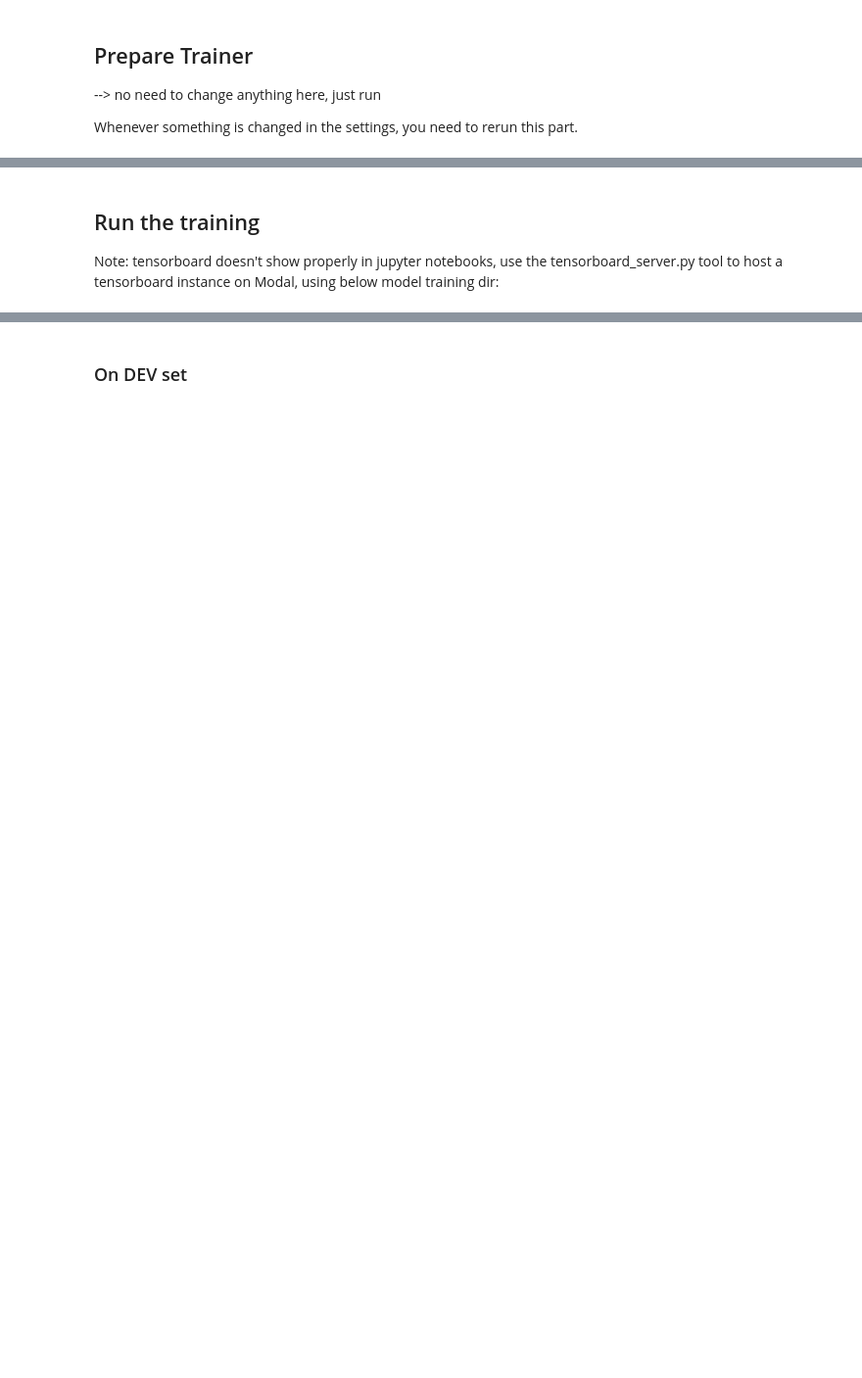
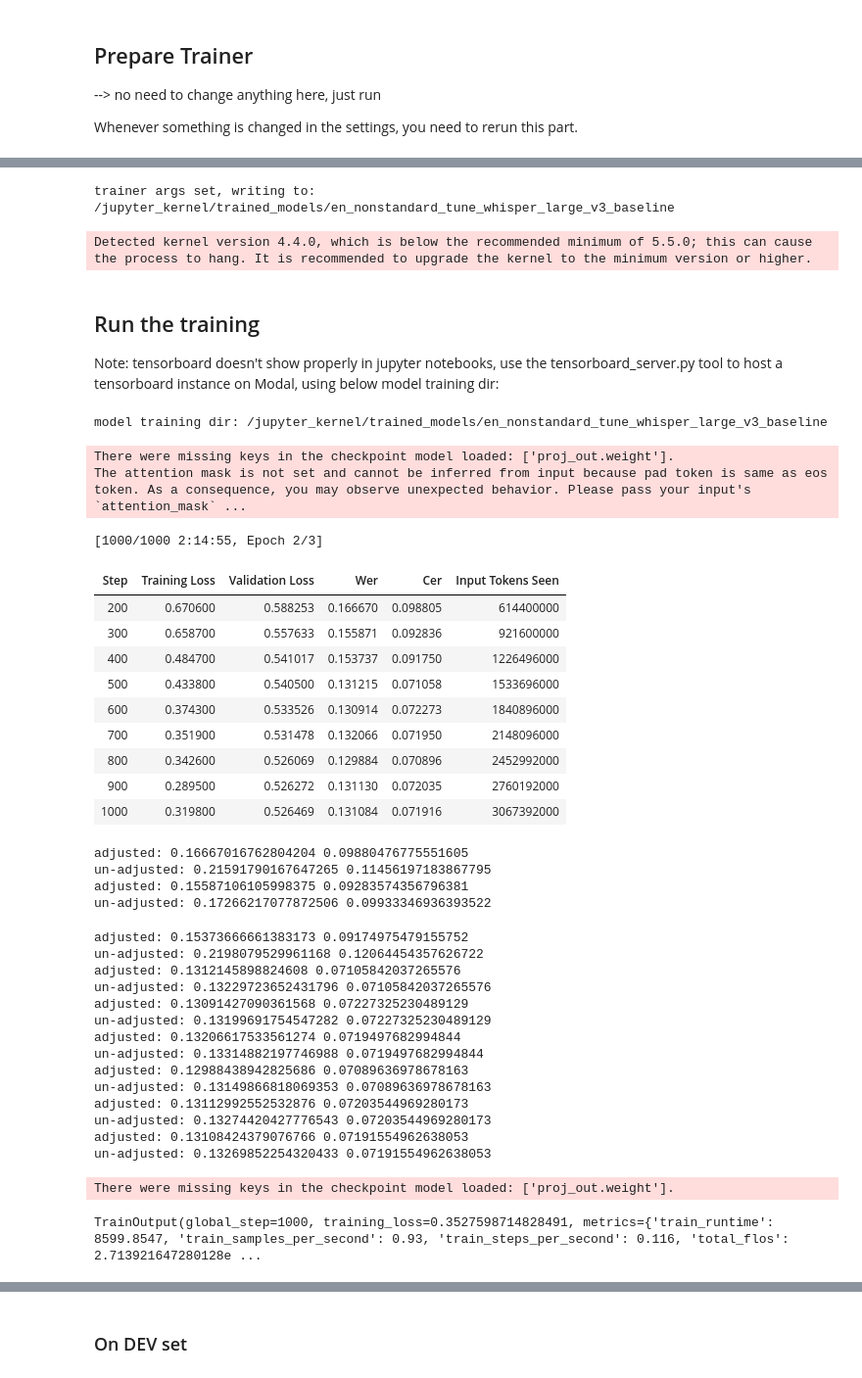
Before and after one commit to LexMainye/nbo_innovation_sprint, a Jupyter notebook: Finetuning/finetune_nonstandard_speech.ipynb, the cells around one changed output, grey strips where cells are left out. Shown: that part at 98% size. Drawn from its saved outputs; the diff is of its cells as text; code cells hidden in the pictures; blank space fills up the shorter version.

```diff
--- a/Finetuning/finetune_nonstandard_speech.ipynb
+++ b/Finetuning/finetune_nonstandard_speech.ipynb
@@ -20,7 +20,7 @@ BASE_DIR = os.path.join(LOCAL_STORAGE_DIR, 'trained_models')
 !mkdir -p {BASE_DIR}
 
 # directory for model training
-OUTPUT_DIR = os.path.join(BASE_DIR, 'en_nonstandard_tune_whisper_small_baseline')
+OUTPUT_DIR = os.path.join(BASE_DIR, 'en_nonstandard_tune_whisper_large_v3_baseline')
 #OUTPUT_DIR = os.path.join(BASE_DIR, 'sw_nonstandard_tune_whisper_large_V3_1')
 
 print(f"Will write model to: {OUTPUT_DIR}")
@@ -29,9 +32,9 @@ if os.path.exists(OUTPUT_DIR):
 # %% [markdown]
 ### Model and Dataset settings
 # %%
-WHISPER_MODEL_TYPE = "openai/whisper-tiny"
+# WHISPER_MODEL_TYPE = "openai/whisper-tiny"
 # WHISPER_MODEL_TYPE = "openai/whisper-small"
-# WHISPER_MODEL_TYPE = "openai/whisper-large-v3"
+WHISPER_MODEL_TYPE = "openai/whisper-large-v3"
 
 LANGUAGE = 'en'
 DATASET_NAME = "cdli/kenyan_english_nonstandard_speech_v0.9"
@@ -63,32 +68,32 @@ print('Base model will be loaded from:', BASE_MODEL_NAME)
 --> adjust as needed or keep defaults (these settings should be a good starting point)
 # %%
 
-LOGGING_STEPS = 5
+LOGGING_STEPS = 10
 # if save steps is 0, only last and best model will be written
-SAVE_STEPS = 50
+SAVE_STEPS = 100
 
 # training duration
 MAX_EPOCHS = 10
 MAX_STEPS = 1000  # for larger datasets, you will want to increase this
 
 # Learning Rate and LR Scheduler (LR_END and LR_DECAY_POWER only apply to polynomial)
-LEARNING_RATE = 1e-4 #@param
+LEARNING_RATE = 3e-5 #@param
 LR_SCHEDULER_TYPE = 'polynomial' # constant_with_warmup or polynomial
-LR_WARMUP_STEPS = 50
-LR_END = 1e-8
-LR_DECAY_POWER = 4
+LR_WARMUP_STEPS = 100
+LR_END = 1e-7
+LR_DECAY_POWER = 2
 # see: https://huggingface.co/docs/transformers/v4.46.2/en/main_classes/optimizer_schedules#transformers.SchedulerType
 # and here: https://www.kaggle.com/code/snnclsr/learning-rate-schedulers
 # constant --> 'constant_with_warmup'
 # polynomial --> 'get_polynomial_decay_schedule_with_warmup'
 
-BATCH_SIZE = 32
-EVAL_BATCH_SIZE = 16
+BATCH_SIZE = 8
+EVAL_BATCH_SIZE = 8
 
 #@markdown other settings relevant for evaluation
-MAX_GEN_LEN = 128 # increase if your data has long sequences!
+MAX_GEN_LEN = 224 # increase if your data has long sequences!
 EVAL_ON_START = True
-EVAL_STEPS = 50
+EVAL_STEPS = 100
 
 # for CPU, set both to false
 USE_FP16 = True
@@ -416,6 +455,8 @@ training_args = Seq2SeqTrainingArguments(
 )
 
 print('trainer args set, writing to:', OUTPUT_DIR)
+# %% [output]
+trainer args set, writing to: /jupyter_kernel/trained_models/en_nonstandard_tune_whisper_large_v3_baseline
 # %%
 data_collator = DataCollatorSpeechSeq2SeqWithPadding(
     processor=processor,
@@ -431,15 +472,53 @@ trainer = Seq2SeqTrainer(
     compute_metrics=compute_metrics,
     processing_class=processor
 )
+# %% [output]
+Detected kernel version 4.4.0, which is below the recommended minimum of 5.5.0; this can cause the process to hang. It is recommended to upgrade the kernel to the minimum version or higher.
 # %% [markdown]
 ## Run the training
 
 Note: tensorboard doesn't show properly in jupyter notebooks, use the tensorboard_server.py tool to host a tensorboard instance on Modal, using below model training dir:
 # %%
 print('model training dir:', OUTPUT_DIR)
+# %% [output]
+model training dir: /jupyter_kernel/trained_models/en_nonstandard_tune_whisper_large_v3_baseline
 # %%
 # train from scratch
-trainer.train()
+# trainer.train()
 
 # # alternatively, you can continue training if a previous job was interrupted
-# trainer.train(resume_from_checkpoint = True)
+trainer.train(resume_from_checkpoint = True)
+# %% [output]
+There were missing keys in the checkpoint model loaded: ['proj_out.weight'].
+The attention mask is not set and cannot be inferred from input because pad token is same as eos token. As a consequence, you may observe unexpected behavior. Please pass your input's `attention_mask` ...
+[1000/1000 2:14:55, Epoch 2/3]
+| Step | Training Loss | Validation Loss | Wer | Cer | Input Tokens Seen |
+| 200 | 0.670600 | 0.588253 | 0.166670 | 0.098805 | 614400000 |
+| 300 | 0.658700 | 0.557633 | 0.155871 | 0.092836 | 921600000 |
+| 400 | 0.484700 | 0.541017 | 0.153737 | 0.091750 | 1226496000 |
+| 500 | 0.433800 | 0.540500 | 0.131215 | 0.071058 | 1533696000 |
+| 600 | 0.374300 | 0.533526 | 0.130914 | 0.072273 | 1840896000 |
+| 700 | 0.351900 | 0.531478 | 0.132066 | 0.071950 | 2148096000 |
+| 800 | 0.342600 | 0.526069 | 0.129884 | 0.070896 | 2452992000 |
+| 900 | 0.289500 | 0.526272 | 0.131130 | 0.072035 | 2760192000 |
+| 1000 | 0.319800 | 0.526469 | 0.131084 | 0.071916 | 3067392000 |
+adjusted: 0.16667016762804204 0.09880476775551605
+un-adjusted: 0.21591790167647265 0.11456197183867795
+adjusted: 0.15587106105998375 0.09283574356796381
+un-adjusted: 0.17266217077872506 0.09933346936393522
+adjusted: 0.15373666661383173 0.09174975479155752
+un-adjusted: 0.2198079529961168 0.12064454357626722
+adjusted: 0.1312145898824608 0.07105842037265576
+un-adjusted: 0.13229723652431796 0.07105842037265576
+adjusted: 0.13091427090361568 0.07227325230489129
+un-adjusted: 0.13199691754547282 0.07227325230489129
+adjusted: 0.13206617533561274 0.0719497682994844
+un-adjusted: 0.13314882197746988 0.0719497682994844
+adjusted: 0.12988438942825686 0.07089636978678163
+un-adjusted: 0.13149866818069353 0.07089636978678163
+adjusted: 0.13112992552532876 0.07203544969280173
+un-adjusted: 0.13274420427776543 0.07203544969280173
+adjusted: 0.13108424379076766 0.07191554962638053
+un-adjusted: 0.13269852254320433 0.07191554962638053
+There were missing keys in the checkpoint model loaded: ['proj_out.weight'].
+TrainOutput(global_step=1000, training_loss=0.3527598714828491, metrics={'train_runtime': 8599.8547, 'train_samples_per_second': 0.93, 'train_steps_per_second': 0.116, 'total_flos': 2.713921647280128e ...
```
Also changed, not shown: parts of 16 cells of this notebook, 6 other files.
